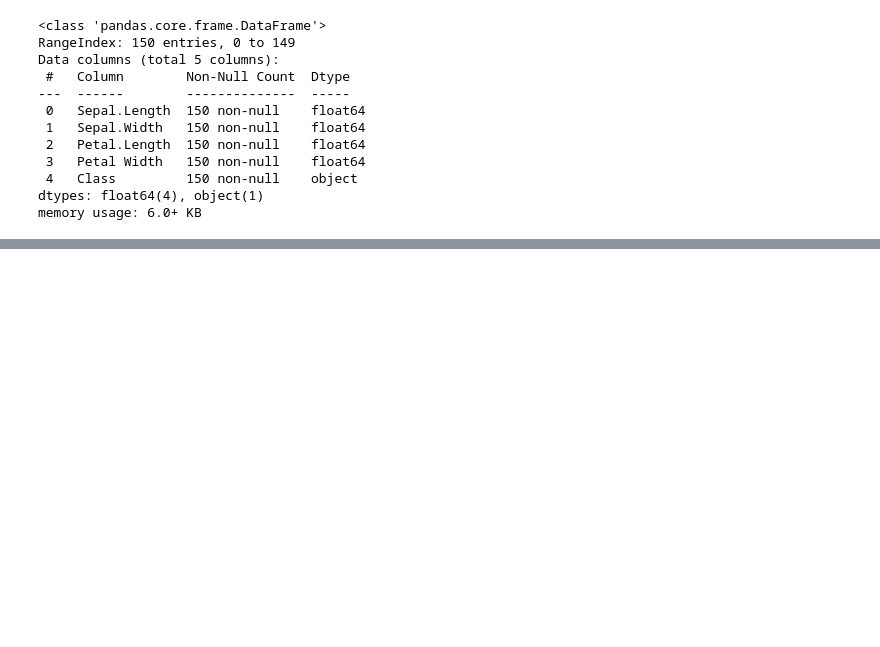
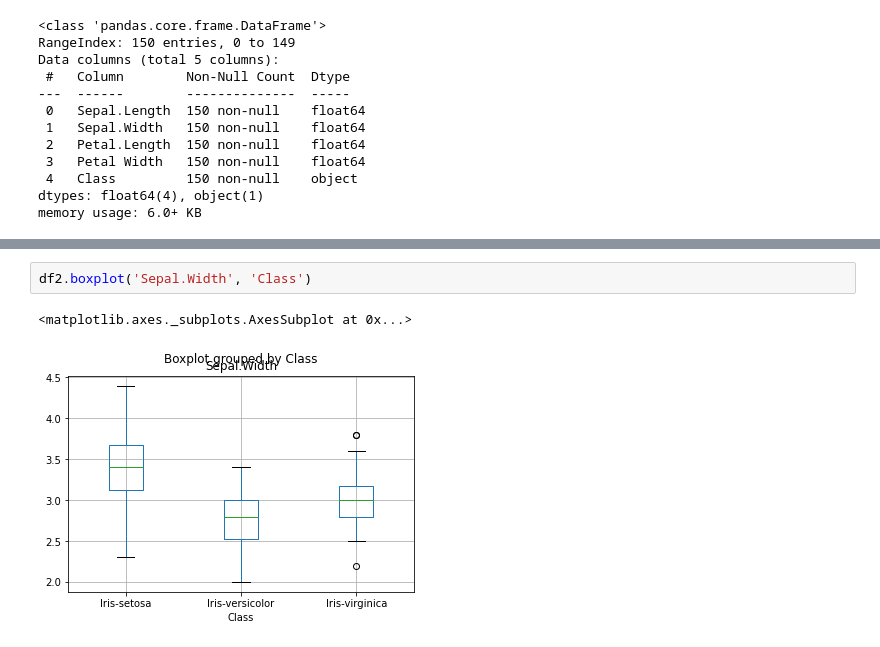
Before and after one commit to KurtisZ18/CMU_PGSS_2022, a Jupyter notebook: MyFirstNotebook.ipynb, the cells around one changed output, grey strips where cells are left out. Cells and saved outputs as stored; diff of their text form; blank space fills up the shorter version.

```diff
--- a/MyFirstNotebook.ipynb
+++ b/MyFirstNotebook.ipynb
@@ -68,0 +131,5 @@ KiB Swap:        0 total,        0 free,        0 used. 12008124 avail Mem
+# %%
+df2.boxplot('Sepal.Width', 'Class')
+# %% [output]
+<matplotlib.axes._subplots.AxesSubplot at 0x...>
+[figure, added]
```
Also changed, not shown: parts of 8 cells of this notebook.
